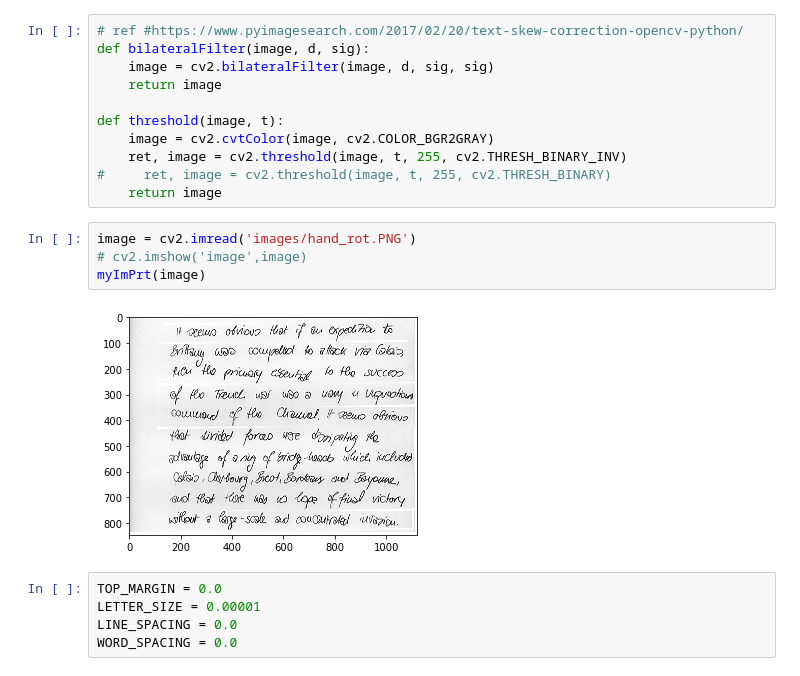
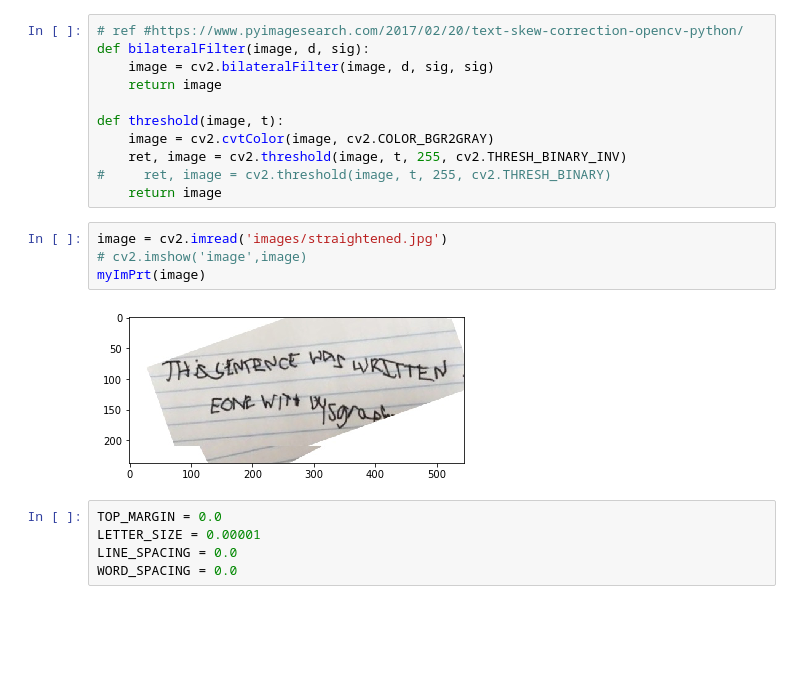
Before and after one commit to Sanatan-Shrivastava/Detect-Dysgraphia, a Jupyter notebook: 2lines_and _words.ipynb, the cells around one changed output. Saved outputs shown, nothing was run; the diff lists cells and outputs as text; blank space fills up the shorter version.

```diff
--- a/2lines_and _words.ipynb
+++ b/2lines_and _words.ipynb
@@ -24,11 +24,11 @@ def threshold(image, t):
 #     ret, image = cv2.threshold(image, t, 255, cv2.THRESH_BINARY)
     return image
 # %%
-image = cv2.imread('images/hand_rot.PNG')
+image = cv2.imread('images/straightened.jpg')
 # cv2.imshow('image',image)
 myImPrt(image)
 # %% [output]
-[figure, old version]
+[figure, new version]
 # %%
 TOP_MARGIN = 0.0
 LETTER_SIZE = 0.00001
```
Also changed, not shown: parts of 9 cells of this notebook, 56 other files.
